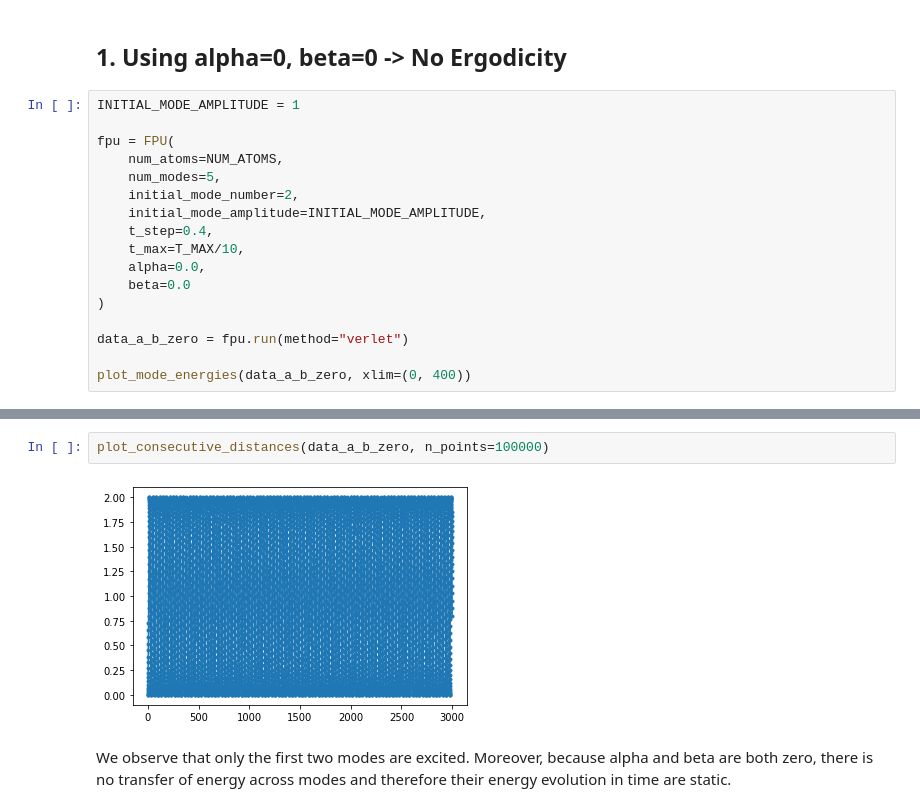
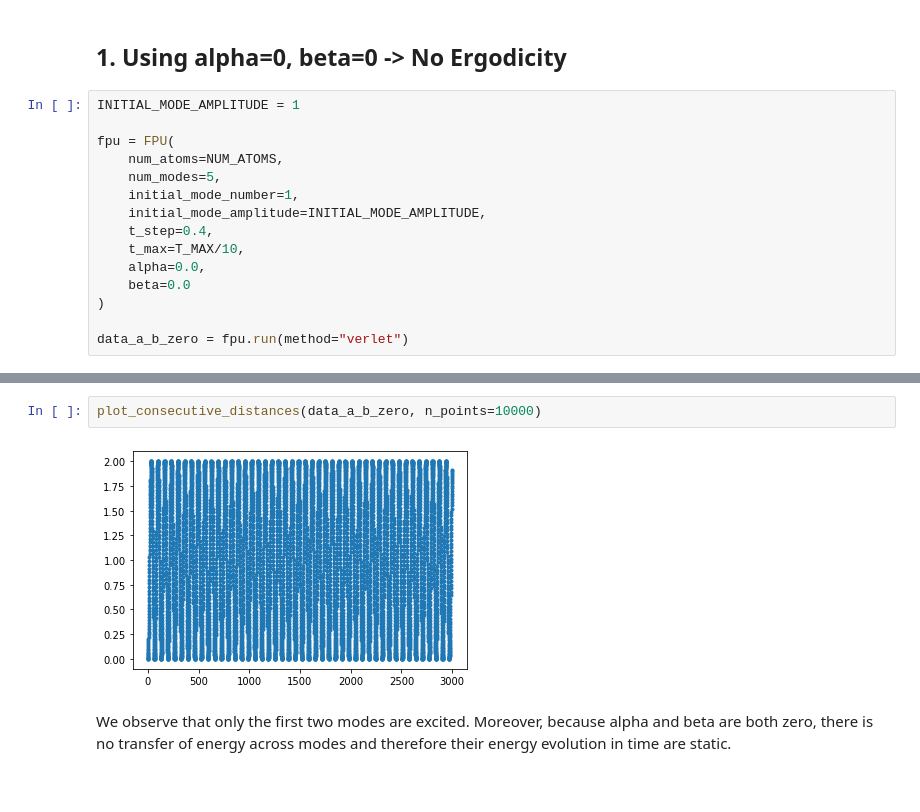
Before and after one commit to aleromualdi/FPU-Integrator, a Jupyter notebook: notebooks/01_create dataset sample manifold.ipynb, the cells around one changed output, grey strips where cells are left out. Cells and saved outputs as stored; diff of their text form.

```diff
--- a/notebooks/01_create dataset sample manifold.ipynb
+++ b/notebooks/01_create dataset sample manifold.ipynb
@@ -111,7 +51,7 @@ INITIAL_MODE_AMPLITUDE = 1
 fpu = FPU(
     num_atoms=NUM_ATOMS,
     num_modes=5,
-    initial_mode_number=2,
+    initial_mode_number=1,
     initial_mode_amplitude=INITIAL_MODE_AMPLITUDE,
     t_step=0.4,
     t_max=T_MAX/10,
@@ -120,5 +60,3 @@ fpu = FPU(
 )
 
 data_a_b_zero = fpu.run(method="verlet")
-
-plot_mode_energies(data_a_b_zero, xlim=(0, 400))
@@ -127,7 +67,7 @@ plot_mode_energies(data_a_b_zero, xlim=(0, 400))
 # %%
-plot_consecutive_distances(data_a_b_zero, n_points=100000)
+plot_consecutive_distances(data_a_b_zero, n_points=10000)
 # %% [output]
-[figure, old version]
+[figure, new version]
 # %% [markdown]
 We observe that only the first two modes are excited. Moreover, because alpha and beta are both zero, there is no transfer of energy across modes and therefore their energy evolution in time are static.
 # %% [markdown]
```
Also changed, not shown: parts of 11 cells of this notebook.
